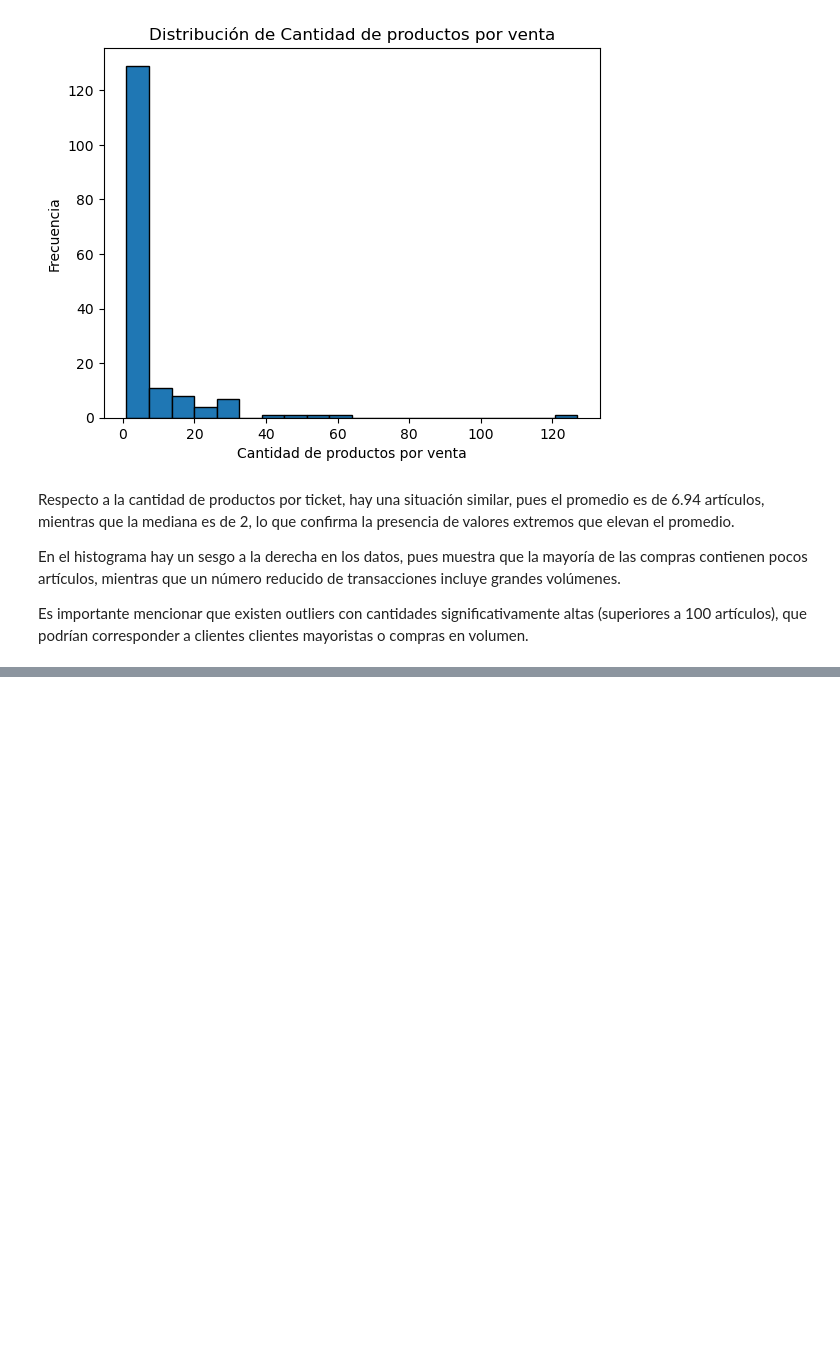
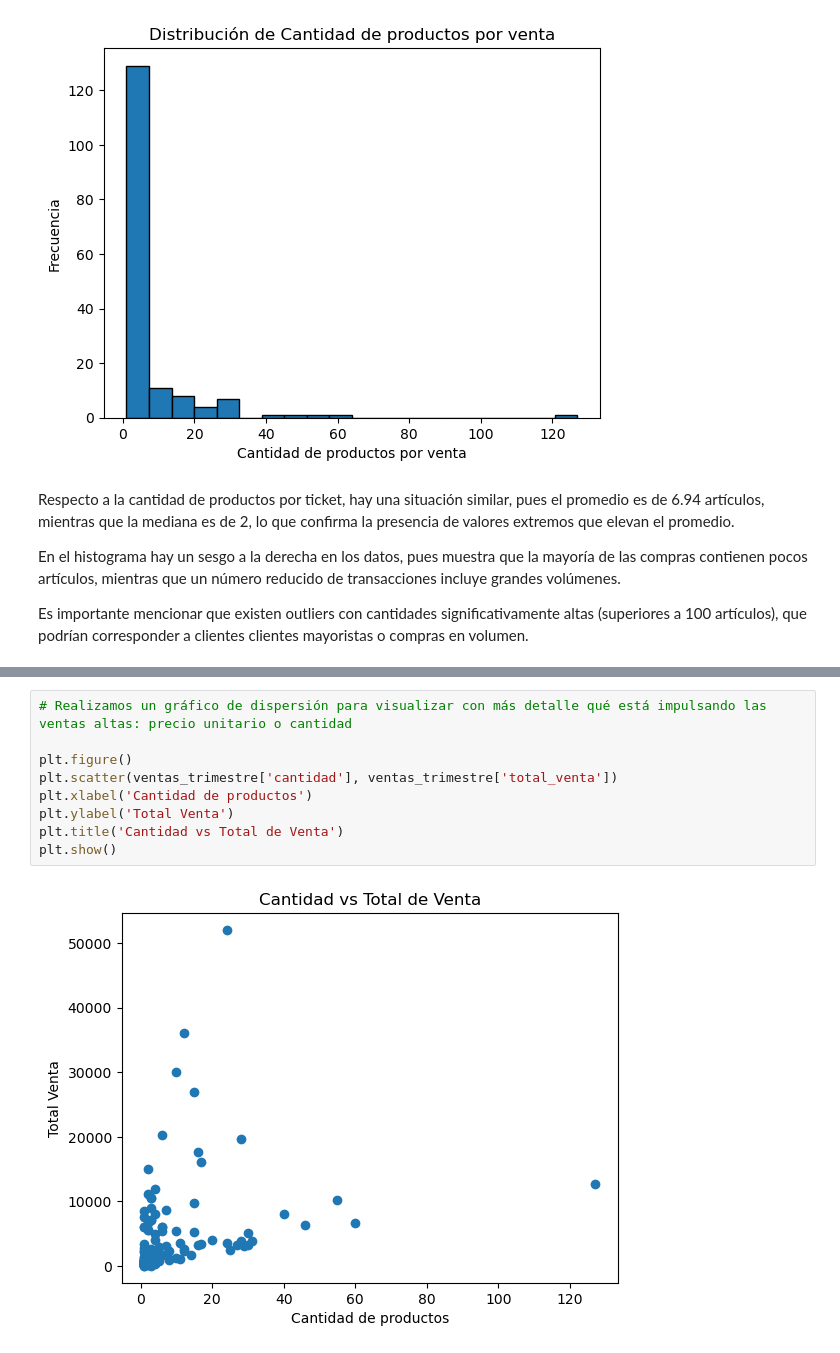
Before and after one commit to alo-argueta/An-lisis-de-venta-de-la-tienda-de-TCGs-Rapture, a Jupyter notebook: notebook.ipynb, the cells around one changed output, grey strips where cells are left out. Cells and saved outputs as stored; diff of their text form; blank space fills up the shorter version.

```diff
--- a/notebook.ipynb
+++ b/notebook.ipynb
@@ -505,0 +544,11 @@ plt.show()
+# %%
+# Realizamos un gráfico de dispersión para visualizar con más detalle qué está impulsando las ventas altas: precio unitario o cantidad
+
+plt.figure()
+plt.scatter(ventas_trimestre['cantidad'], ventas_trimestre['total_venta'])
+plt.xlabel('Cantidad de productos')
+plt.ylabel('Total Venta')
+plt.title('Cantidad vs Total de Venta')
+plt.show()
+# %% [output]
+[figure, added]
```
Also changed, not shown: parts of 32 cells of this notebook.
